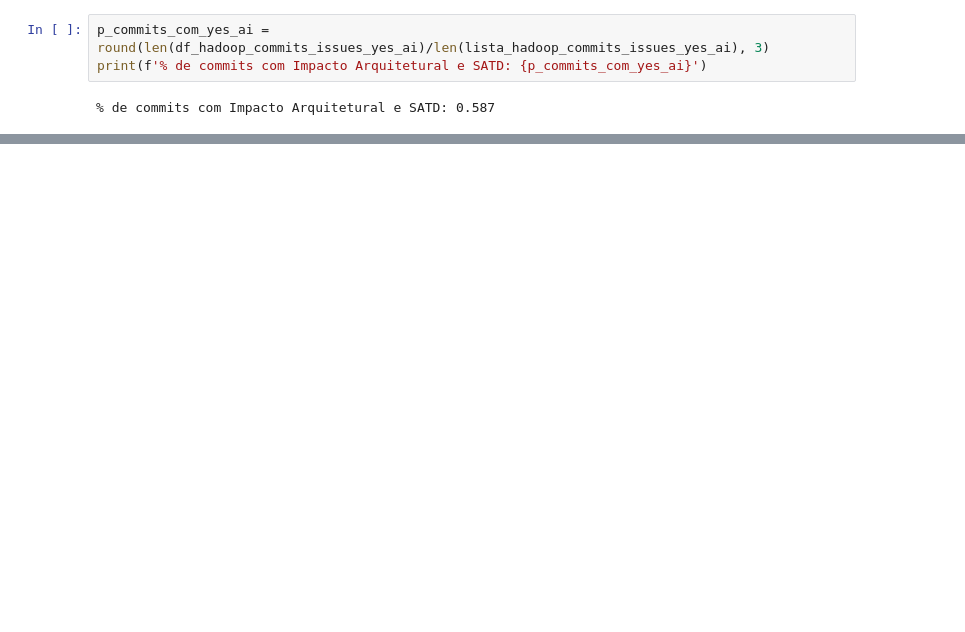
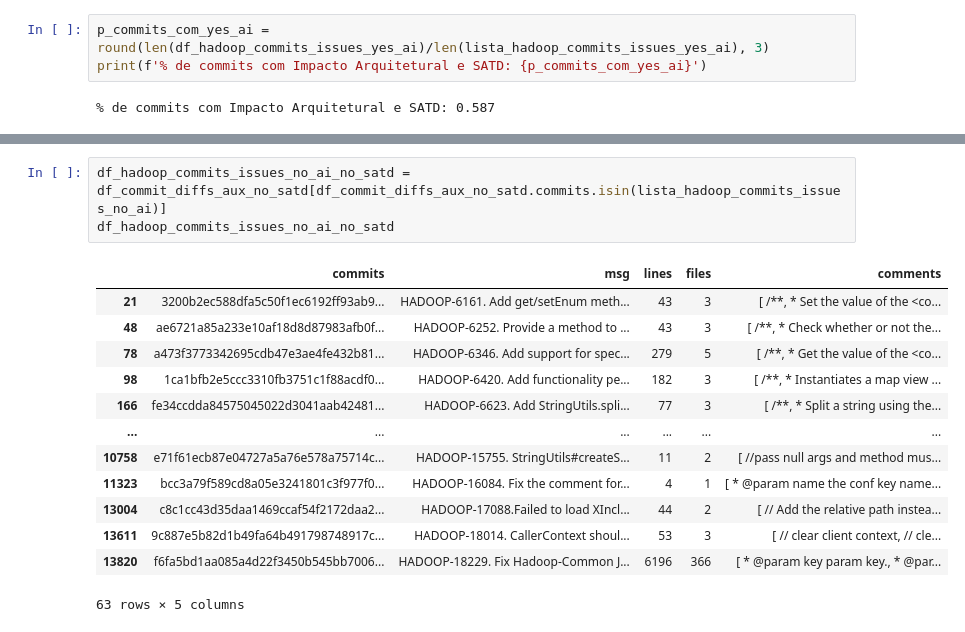
Before and after one commit to armandossrecife/my_validation, a Jupyter notebook: my_satd_hadoop.ipynb, the cells around one changed output, grey strips where cells are left out. Saved outputs shown, nothing was run; the diff lists cells and outputs as text; blank space fills up the shorter version.

```diff
--- a/my_satd_hadoop.ipynb
+++ b/my_satd_hadoop.ipynb
@@ -331,0 +586,17 @@ print(f'% de commits com Impacto Arquitetural e SATD: {p_commits_com_yes_ai}')
+# %%
+df_hadoop_commits_issues_no_ai_no_satd = df_commit_diffs_aux_no_satd[df_commit_diffs_aux_no_satd.commits.isin(lista_hadoop_commits_issues_no_ai)]
+df_hadoop_commits_issues_no_ai_no_satd
+# %% [output]
+|  | commits | msg | lines | files | comments |
+| 21 | 3200b2ec588dfa5c50f1ec6192ff93ab9... | HADOOP-6161. Add get/setEnum meth... | 43 | 3 | [ /**, * Set the value of the <co... |
+| 48 | ae6721a85a233e10af18d8d87983afb0f... | HADOOP-6252. Provide a method to ... | 43 | 3 | [ /**, * Check whether or not the... |
+| 78 | a473f3773342695cdb47e3ae4fe432b81... | HADOOP-6346. Add support for spec... | 279 | 5 | [ /**, * Get the value of the <co... |
+| 98 | 1ca1bfb2e5ccc3310fb3751c1f88acdf0... | HADOOP-6420. Add functionality pe... | 182 | 3 | [ /**, * Instantiates a map view ... |
+| 166 | fe34ccdda84575045022d3041aab42481... | HADOOP-6623. Add StringUtils.spli... | 77 | 3 | [ /**, * Split a string using the... |
+| ... | ... | ... | ... | ... | ... |
+| 10758 | e71f61ecb87e04727a5a76e578a75714c... | HADOOP-15755. StringUtils#createS... | 11 | 2 | [ //pass null args and method mus... |
+| 11323 | bcc3a79f589cd8a05e3241801c3f977f0... | HADOOP-16084. Fix the comment for... | 4 | 1 | [ * @param name the conf key name... |
+| 13004 | c8c1cc43d35daa1469ccaf54f2172daa2... | HADOOP-17088.Failed to load XIncl... | 44 | 2 | [ // Add the relative path instea... |
+| 13611 | 9c887e5b82d1b49fa64b491798748917c... | HADOOP-18014. CallerContext shoul... | 53 | 3 | [ // clear client context, // cle... |
+| 13820 | f6fa5bd1aa085a4d22f3450b545bb7006... | HADOOP-18229. Fix Hadoop-Common J... | 6196 | 366 | [ * @param key param key., * @par... |
+63 rows × 5 columns
```
Also changed, not shown: parts of 17 cells of this notebook.
